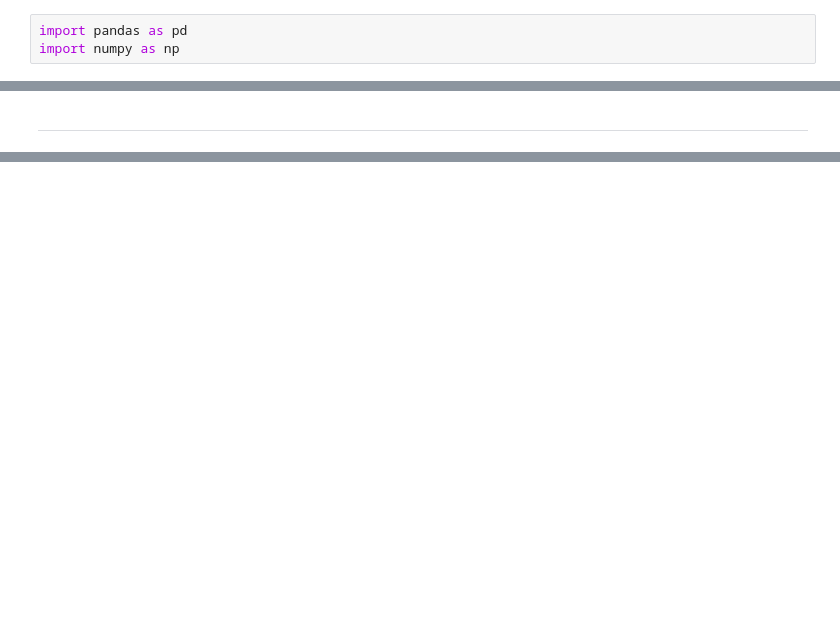
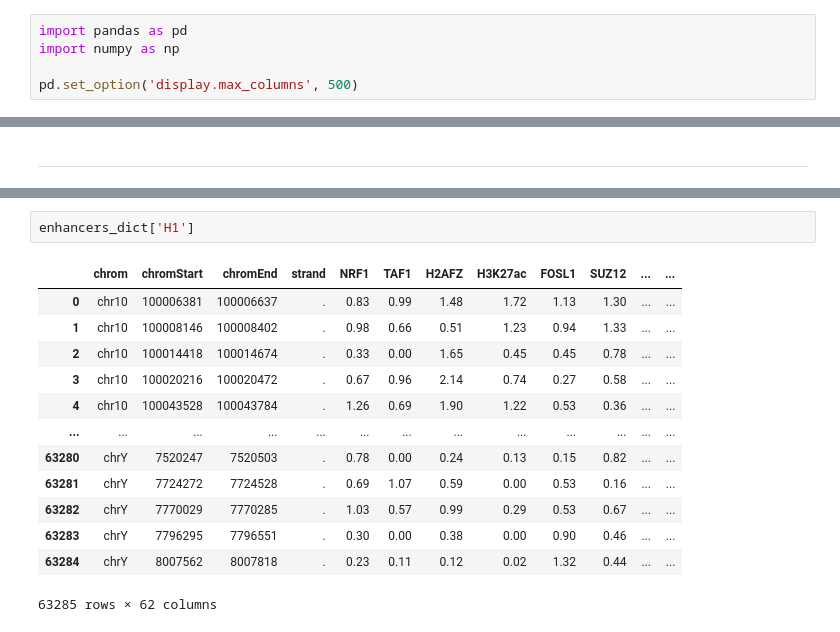
Before and after one commit to nikiiny/Prediction-of-Active-and-Inactive-Regulatory-Regions-with-Embracenet-Multimodal-Neural-Network-, a Jupyter notebook: 01_Thesis_BIOINF_data_processing.ipynb, the cells around one changed output, grey strips where cells are left out. Drawn from its saved outputs; the diff is of its cells as text; blank space fills up the shorter version.

```diff
--- a/01_Thesis_BIOINF_data_processing.ipynb
+++ b/01_Thesis_BIOINF_data_processing.ipynb
@@ -1,6 +1,8 @@
 # %%
 import pandas as pd
 import numpy as np
+
+pd.set_option('display.max_columns', 500)
 # %% [markdown]
 Features epigenomiche con FFNN e sequenze raw con CNN o LSTM.
 Task:
@@ -796,0 +994,16 @@ for data, label in loader_train:
+# %%
+enhancers_dict['H1']
+# %% [output]
+|  | chrom | chromStart | chromEnd | strand | NRF1 | TAF1 | H2AFZ | H3K27ac | FOSL1 | SUZ12 | ... | ... |
+| 0 | chr10 | 100006381 | 100006637 | . | 0.83 | 0.99 | 1.48 | 1.72 | 1.13 | 1.30 | ... | ... |
+| 1 | chr10 | 100008146 | 100008402 | . | 0.98 | 0.66 | 0.51 | 1.23 | 0.94 | 1.33 | ... | ... |
+| 2 | chr10 | 100014418 | 100014674 | . | 0.33 | 0.00 | 1.65 | 0.45 | 0.45 | 0.78 | ... | ... |
+| 3 | chr10 | 100020216 | 100020472 | . | 0.67 | 0.96 | 2.14 | 0.74 | 0.27 | 0.58 | ... | ... |
+| 4 | chr10 | 100043528 | 100043784 | . | 1.26 | 0.69 | 1.90 | 1.22 | 0.53 | 0.36 | ... | ... |
+| ... | ... | ... | ... | ... | ... | ... | ... | ... | ... | ... | ... | ... |
+| 63280 | chrY | 7520247 | 7520503 | . | 0.78 | 0.00 | 0.24 | 0.13 | 0.15 | 0.82 | ... | ... |
+| 63281 | chrY | 7724272 | 7724528 | . | 0.69 | 1.07 | 0.59 | 0.00 | 0.53 | 0.16 | ... | ... |
+| 63282 | chrY | 7770029 | 7770285 | . | 1.03 | 0.57 | 0.99 | 0.29 | 0.53 | 0.67 | ... | ... |
+| 63283 | chrY | 7796295 | 7796551 | . | 0.30 | 0.00 | 0.38 | 0.00 | 0.90 | 0.46 | ... | ... |
+| 63284 | chrY | 8007562 | 8007818 | . | 0.23 | 0.11 | 0.12 | 0.02 | 1.32 | 0.44 | ... | ... |
+63285 rows × 62 columns
```
Also changed, not shown: parts of 46 cells of this notebook, 1 other file.
